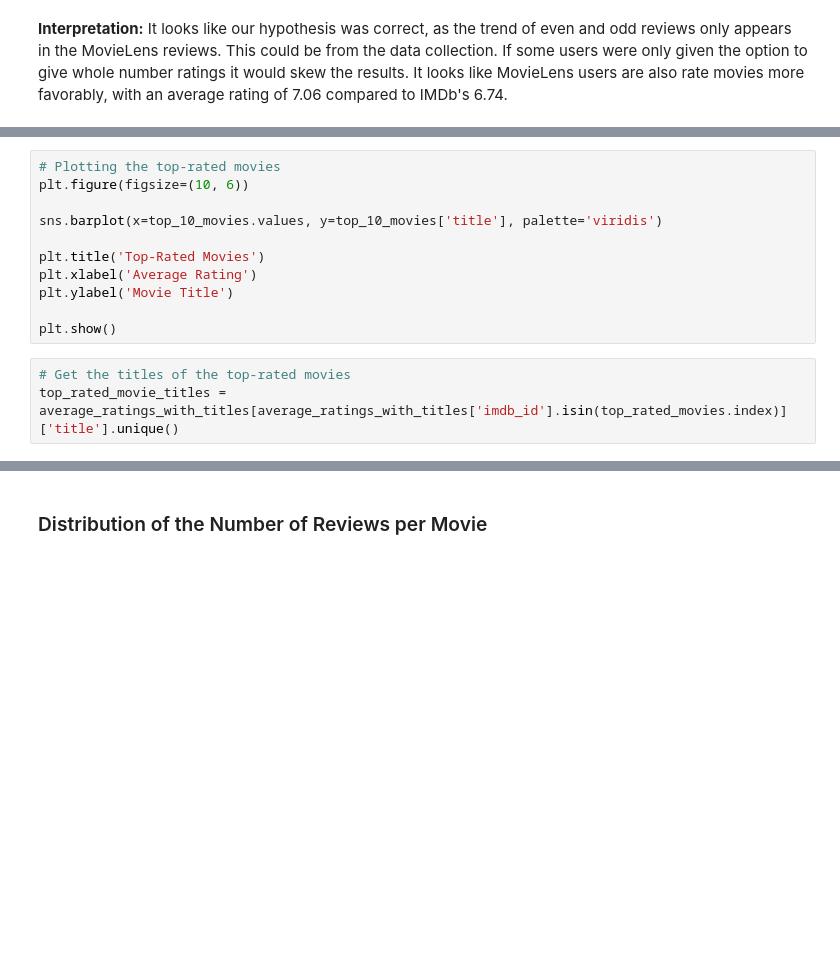
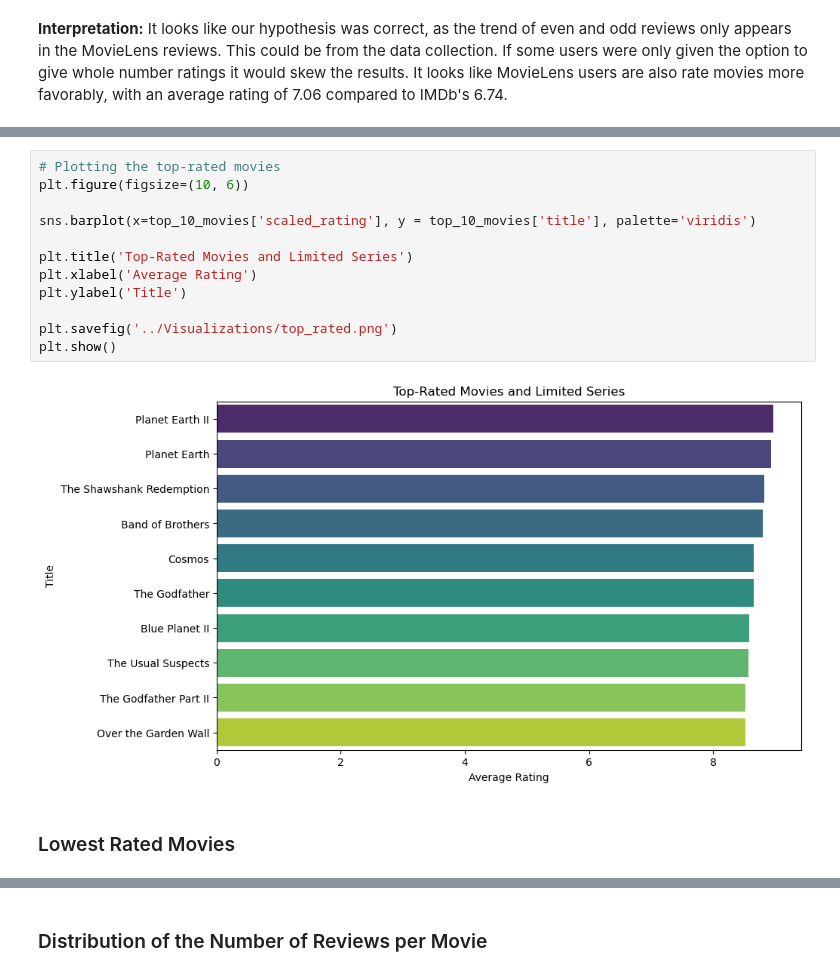
Before and after one commit to jackfrantz/Movie-Recommender-System, a Jupyter notebook: Code_Notebooks/2_EDA.ipynb, the cells around one changed output, grey strips where cells are left out. Saved outputs shown, nothing was run; the diff lists cells and outputs as text; blank space fills up the shorter version.

```diff
--- a/Code_Notebooks/2_EDA.ipynb
+++ b/Code_Notebooks/2_EDA.ipynb
@@ -200,14 +217,16 @@ top_10_movies
 # %%
 # Plotting the top-rated movies
 plt.figure(figsize=(10, 6))
 
-sns.barplot(x=top_10_movies.values, y=top_10_movies['title'], palette='viridis')
+sns.barplot(x=top_10_movies['scaled_rating'], y = top_10_movies['title'], palette='viridis')
 
-plt.title('Top-Rated Movies')
+plt.title('Top-Rated Movies and Limited Series')
 plt.xlabel('Average Rating')
-plt.ylabel('Movie Title')
+plt.ylabel('Title')
 
+plt.savefig('../Visualizations/top_rated.png')
 plt.show()
+# %% [output]
+[figure, added]
-# %%
-# Get the titles of the top-rated movies
-top_rated_movie_titles = average_ratings_with_titles[average_ratings_with_titles['imdb_id'].isin(top_rated_movies.index)]['title'].unique()
+# %% [markdown]
+### Lowest Rated Movies
```
Also changed, not shown: parts of 34 cells of this notebook.
